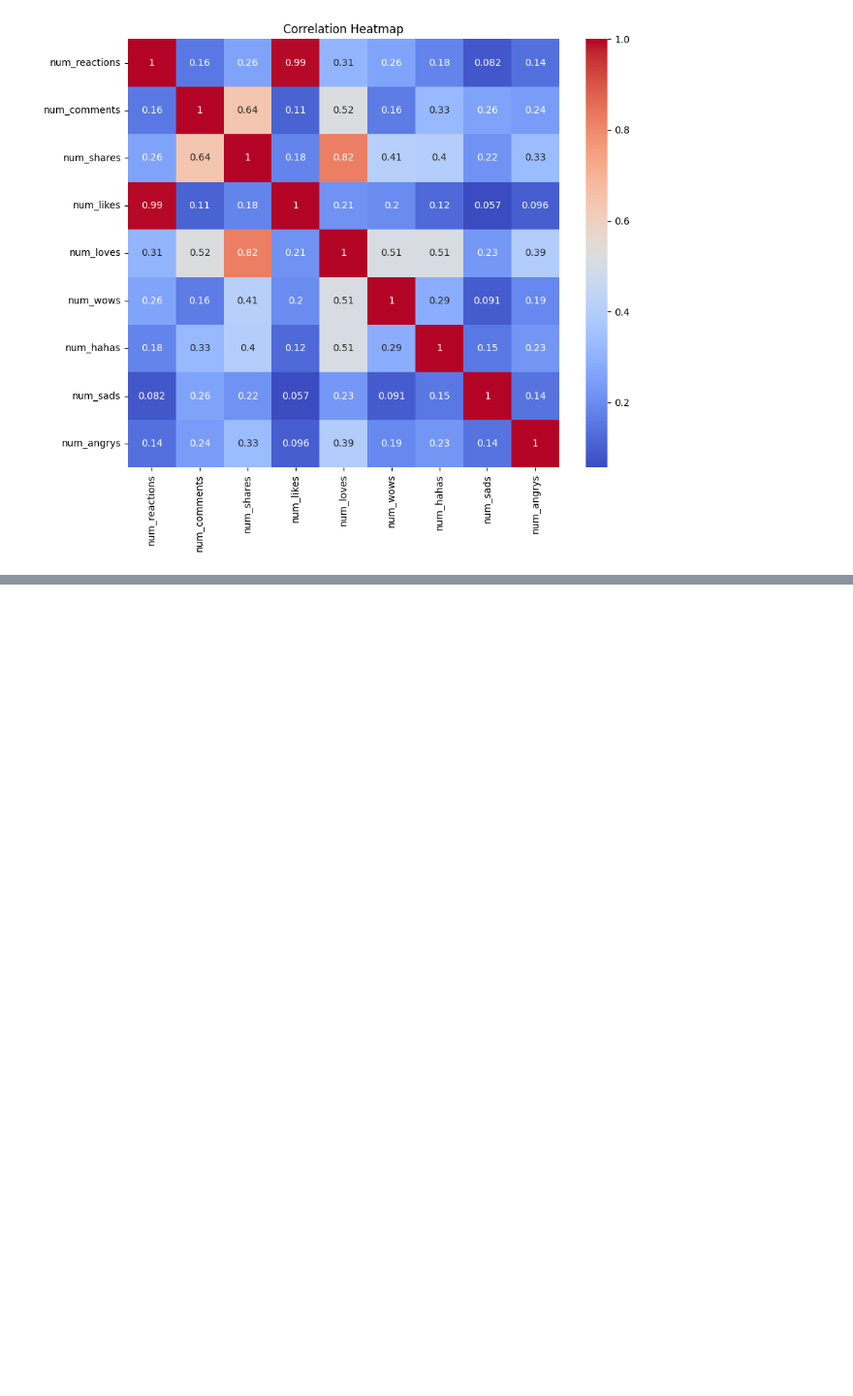
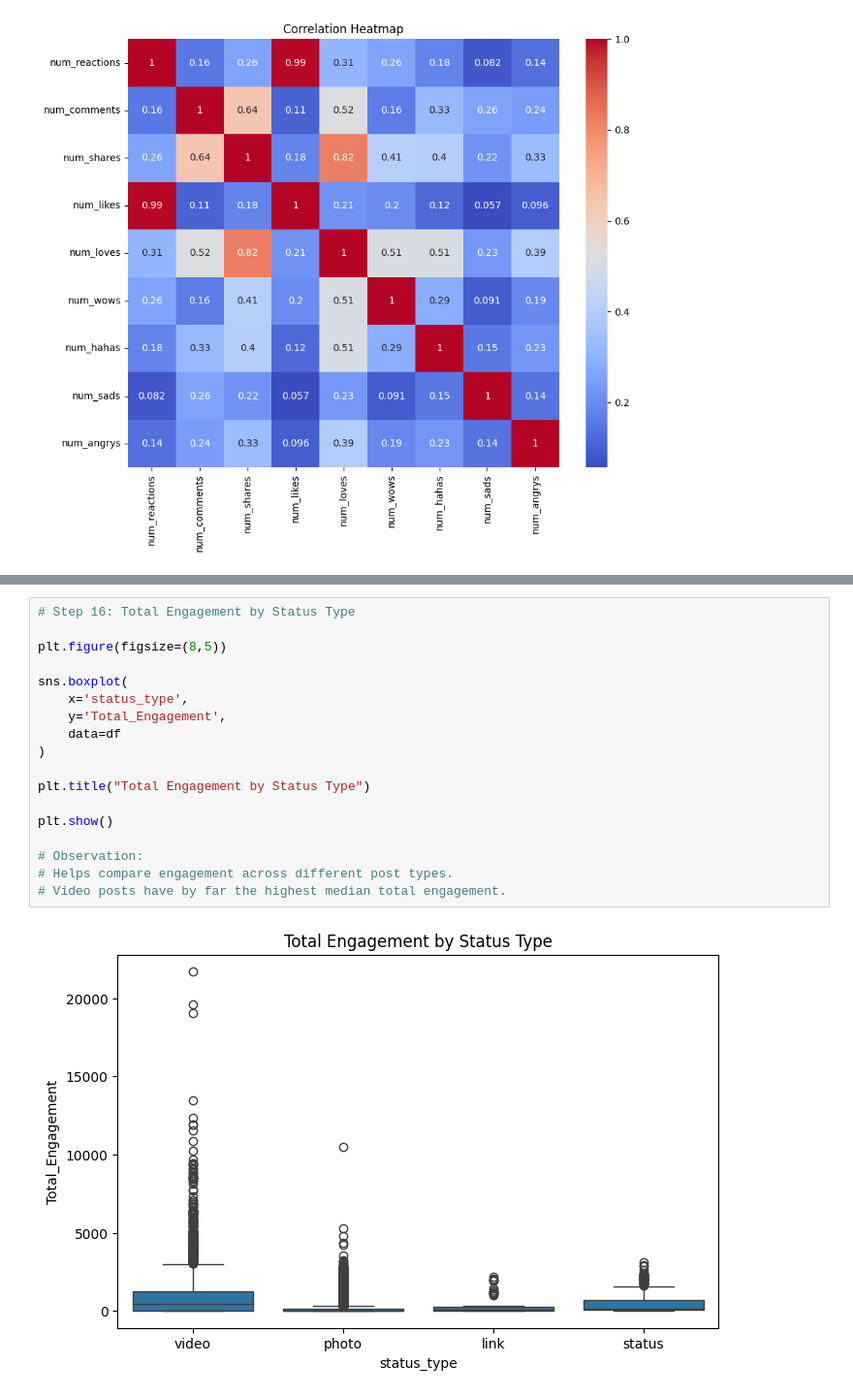
Before and after one commit to Rudra-pointer/pyml, a Jupyter notebook: project/project.ipynb, the cells around one changed output, grey strips where cells are left out. Shown at 97% size. Saved outputs shown, nothing was run; the diff lists cells and outputs as text; blank space fills up the shorter version.

```diff
--- a/project/project.ipynb
+++ b/project/project.ipynb
@@ -194,0 +304,20 @@ plt.show()
+# %%
+# Step 16: Total Engagement by Status Type
+
+plt.figure(figsize=(8,5))
+
+sns.boxplot(
+    x='status_type',
+    y='Total_Engagement',
+    data=df
+)
+
+plt.title("Total Engagement by Status Type")
+
+plt.show()
+
+# Observation:
+# Helps compare engagement across different post types.
+# Video posts have by far the highest median total engagement.
+# %% [output]
+[figure, added]
```
Also changed, not shown: parts of 9 cells of this notebook.
